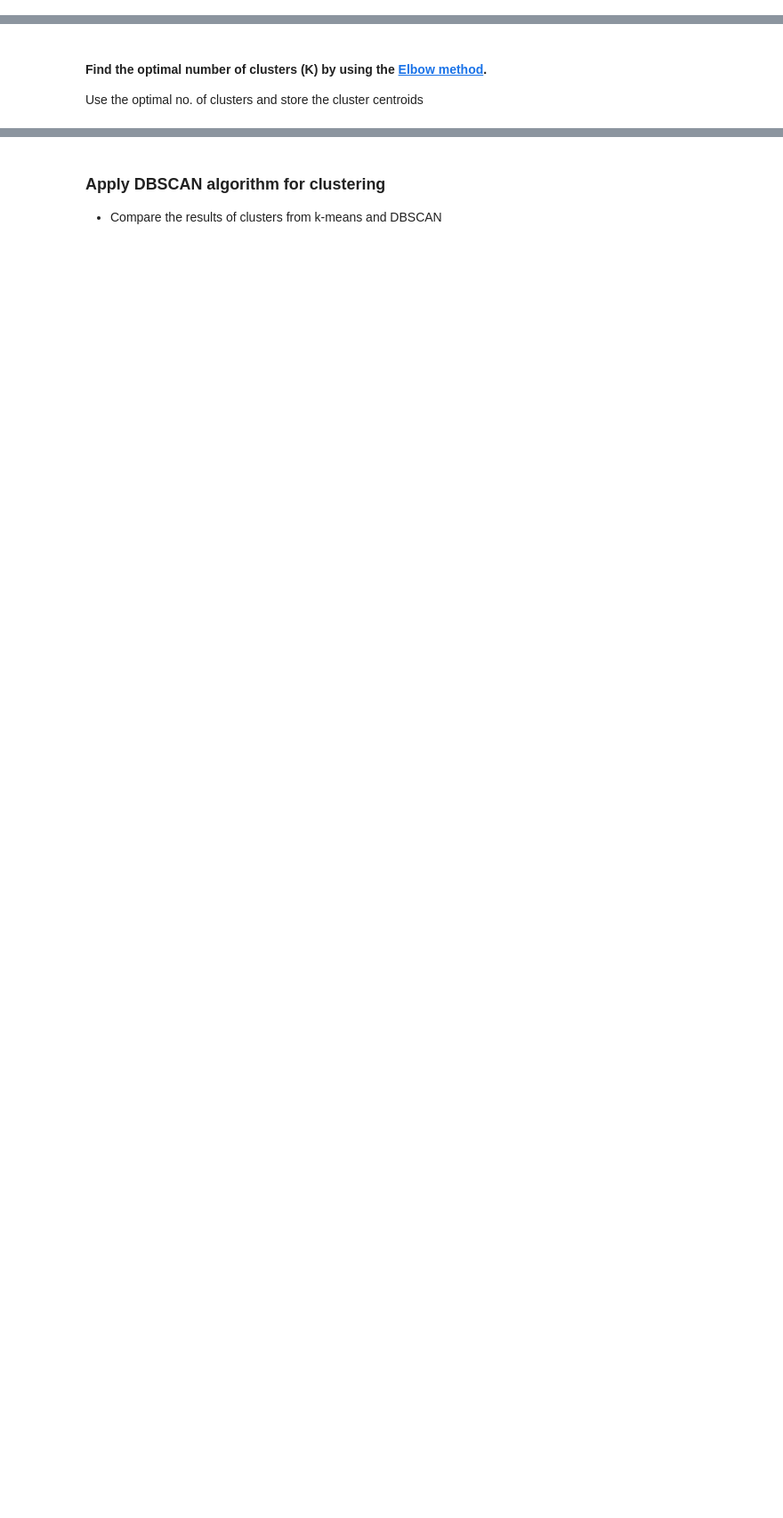
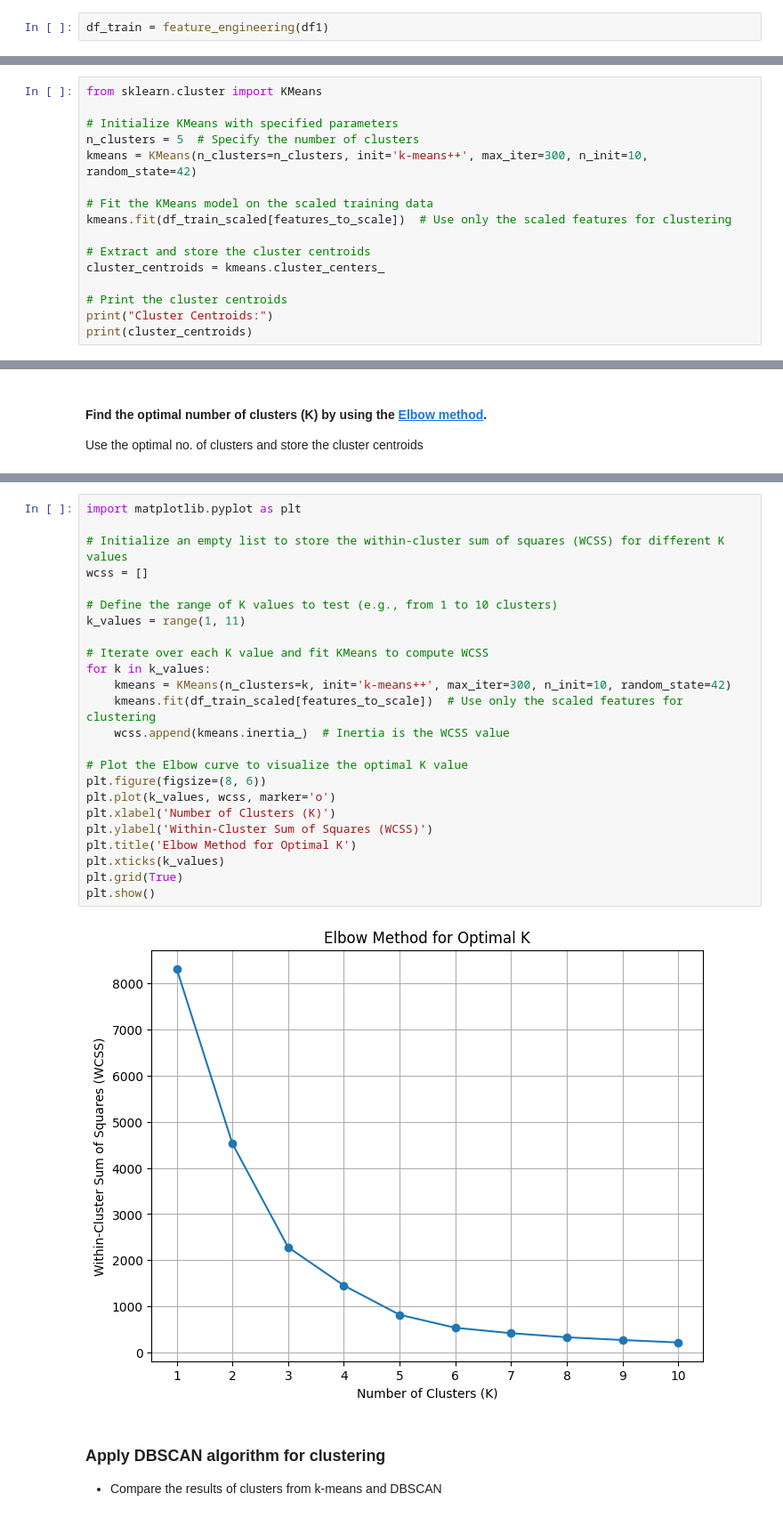
Before and after one commit to sauravdarsh/MiniProject_5_Customer_Segmentation_Kmeans, a Jupyter notebook: Copy of M2_NB_MiniProject_5_Customer_Segmentation_Kmeans.ipynb, the cells around one changed output, grey strips where cells are left out. Shown at 89% size. Drawn from its saved outputs; the diff is of its cells as text; blank space fills up the shorter version.

```diff
--- a/Copy of M2_NB_MiniProject_5_Customer_Segmentation_Kmeans.ipynb
+++ b/Copy of M2_NB_MiniProject_5_Customer_Segmentation_Kmeans.ipynb
@@ -454,3 +535,5 @@ def create_day_of_week_column(dataframe):
+# %%
+df_train = feature_engineering(df1)
 # %% [markdown]
 ### Scale the data
 
@@ -482,0 +586,16 @@ Below are the parameters for k-means, which are helpful
+# %%
+from sklearn.cluster import KMeans
+
+# Initialize KMeans with specified parameters
+n_clusters = 5  # Specify the number of clusters
+kmeans = KMeans(n_clusters=n_clusters, init='k-means++', max_iter=300, n_init=10, random_state=42)
+
+# Fit the KMeans model on the scaled training data
+kmeans.fit(df_train_scaled[features_to_scale])  # Use only the scaled features for clustering
+
+# Extract and store the cluster centroids
+cluster_centroids = kmeans.cluster_centers_
+
+# Print the cluster centroids
+print("Cluster Centroids:")
+print(cluster_centroids)
@@ -489,3 +613,29 @@ Use the optimal no. of clusters and store the cluster centroids
+# %%
+import matplotlib.pyplot as plt
+
+# Initialize an empty list to store the within-cluster sum of squares (WCSS) for different K values
+wcss = []
+
+# Define the range of K values to test (e.g., from 1 to 10 clusters)
+k_values = range(1, 11)
+
+# Iterate over each K value and fit KMeans to compute WCSS
+for k in k_values:
+    kmeans = KMeans(n_clusters=k, init='k-means++', max_iter=300, n_init=10, random_state=42)
+    kmeans.fit(df_train_scaled[features_to_scale])  # Use only the scaled features for clustering
+    wcss.append(kmeans.inertia_)  # Inertia is the WCSS value
+
+# Plot the Elbow curve to visualize the optimal K value
+plt.figure(figsize=(8, 6))
+plt.plot(k_values, wcss, marker='o')
+plt.xlabel('Number of Clusters (K)')
+plt.ylabel('Within-Cluster Sum of Squares (WCSS)')
+plt.title('Elbow Method for Optimal K')
+plt.xticks(k_values)
+plt.grid(True)
+plt.show()
+# %% [output]
+[figure, added]
 # %% [markdown]
 ### Apply DBSCAN algorithm for clustering
 
```
Also changed, not shown: parts of 23 cells of this notebook.
